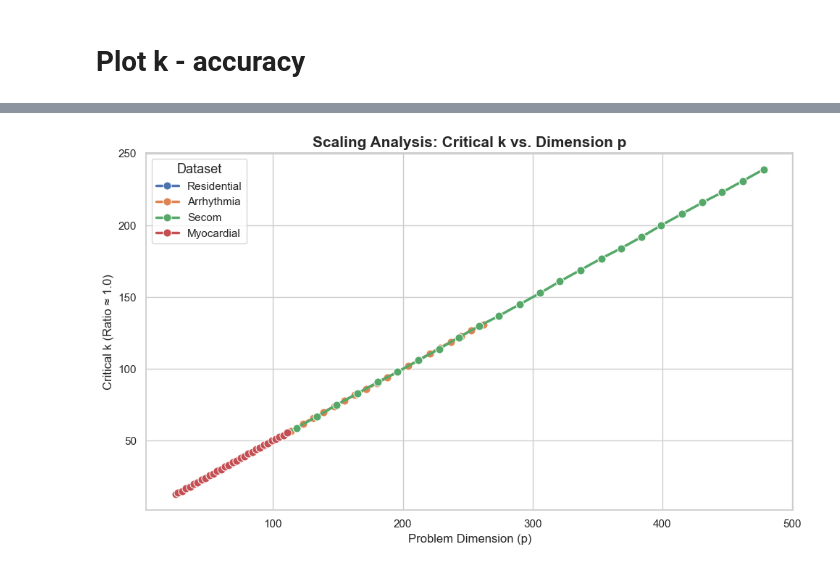
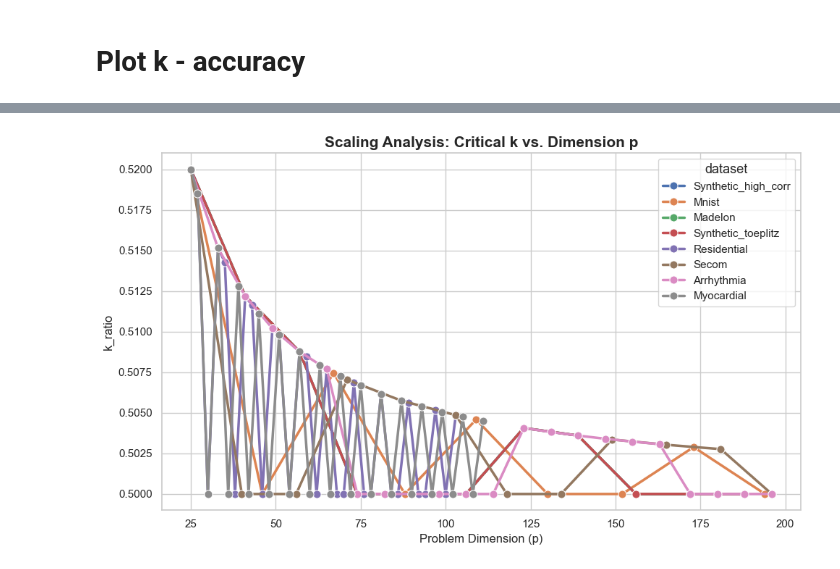
Before and after one commit to SnowHana/gridfw, a Jupyter notebook: scripts/plot_k.ipynb, the cells around one changed output, grey strips where cells are left out. Cells and saved outputs as stored; diff of their text form; code cells hidden in the pictures.

```diff
--- a/scripts/plot_k.ipynb
+++ b/scripts/plot_k.ipynb
@@ -20,7 +24,7 @@ except NameError:
 # If 'logs' is one level up, use SCRIPT_DIR.parent
 PROJECT_ROOT = SCRIPT_DIR.parent
 
-LOG_FILE = PROJECT_ROOT / "logs" / "critical_k_final.csv"
+LOG_FILE = PROJECT_ROOT / "logs" / "time_crit_k.csv"
 PLOT_DIR = PROJECT_ROOT / "logs" / "plots"
 
 print(f"Looking for log file at: {LOG_FILE}")
@@ -175,42 +274,46 @@ df = df[(df["Ratio"] > 0.95) & (df["Ratio"] < 1.05)]
 # %%
 
 
+def plot_p_ratio_accur(df, p_limit=None):
+    if p_limit:
+        df = df[df["p"] < p_limit]
+    # Also
+    sns.set_theme(style="whitegrid")
+    plt.figure(figsize=(10, 6))
+
+    # 3. Create the Plot
+    # Grouping by 'Dataset' happens automatically via the 'hue' parameter
+    plot = sns.lineplot(
+        data=df,
+        x='p',
+        y='k_ratio',
+        hue='dataset',
+        marker='o',
+        linewidth=2.5,
+        markersize=8
+    )
+
+    # 4. Annotate and Beautify
+    plt.title('Scaling Analysis: Critical k vs. Dimension p', fontsize=15, fontweight='bold')
+    plt.xlabel('Problem Dimension (p)', fontsize=12)
+    plt.ylabel('k_ratio', fontsize=12)
+    plt.legend(title='dataset', title_fontsize='13', fontsize='11')
+
+    # Optional: Force y-axis to start at 0
+    # plt.ylim(0, df['Final_Critical_k'].max() * 1.1)
 
 
-sns.set_theme(style="whitegrid")
-plt.figure(figsize=(10, 6))
+    plt.tight_layout()
 
-# 3. Create the Plot
-# Grouping by 'Dataset' happens automatically via the 'hue' parameter
-plot = sns.lineplot(
-    data=df,
-    x='p',
-    y='Final_Critical_k',
-    hue='Dataset',
-    marker='o',
-    linewidth=2.5,
-    markersize=8
-)
-
-# 4. Annotate and Beautify
-plt.title('Scaling Analysis: Critical k vs. Dimension p', fontsize=15, fontweight='bold')
-plt.xlabel('Problem Dimension (p)', fontsize=12)
-plt.ylabel('Critical k (Ratio ≈ 1.0)', fontsize=12)
-plt.legend(title='Dataset', title_fontsize='13', fontsize='11')
-
-# Optional: Force y-axis to start at 0
-# plt.ylim(0, df['Final_Critical_k'].max() * 1.1)
-
-
-plt.tight_layout()
-
-# 5. Save and Show
-save_path = PROJECT_ROOT / "logs" / "plots" / "critical_k_time_p500.pdf"
-save_path.parent.mkdir(parents=True, exist_ok=True)
-plt.savefig(save_path, dpi=300)
-plt.show()
+    # 5. Save and Show
+    # save_path = PROJECT_ROOT / "logs" / "plots" / "critical_k_time_p500.pdf"
+    # save_path.parent.mkdir(parents=True, exist_ok=True)
+    # plt.savefig(save_path, dpi=300)
+    plt.show()
-# %% [output]
-[figure, removed]
+# %%
+plot_p_ratio_accur(df, p_limit=200)
+# %% [output]
+[figure, added]
 # %%
 df = df[(df["Ratio"] > 0.95) & (df["Ratio"] < 1.05)]
 df = df[df["p"] < 100]
```
Also changed, not shown: parts of 18 cells of this notebook, 9 other files.
